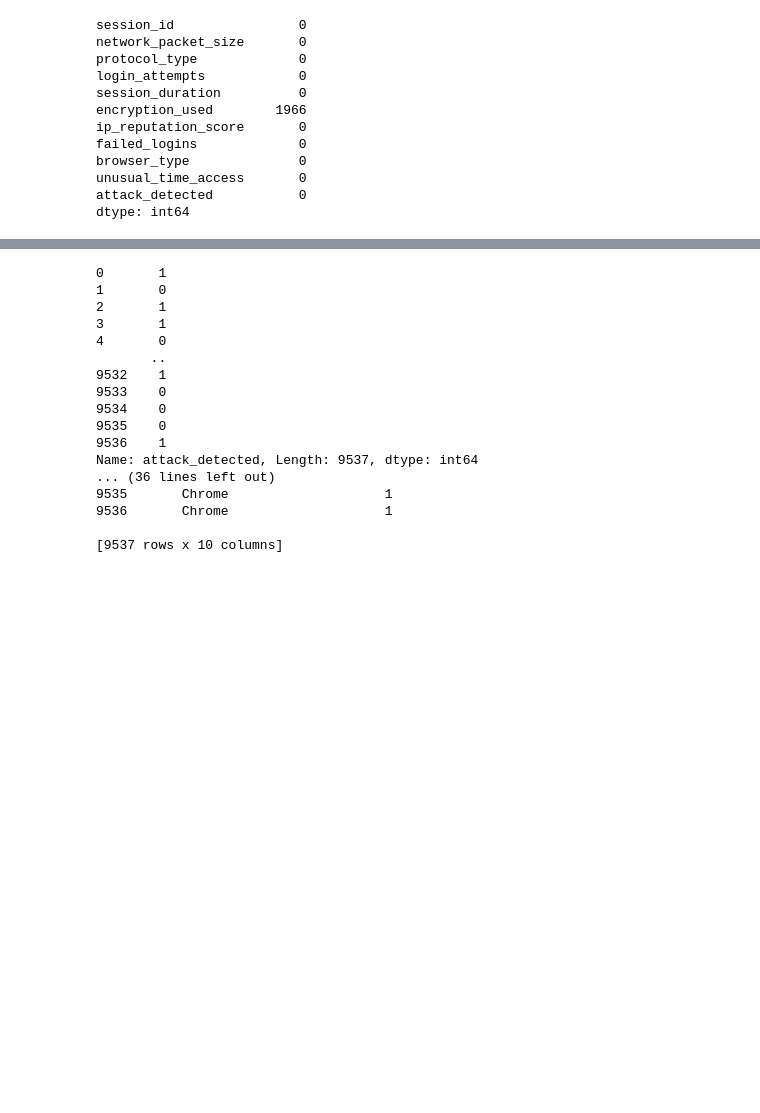
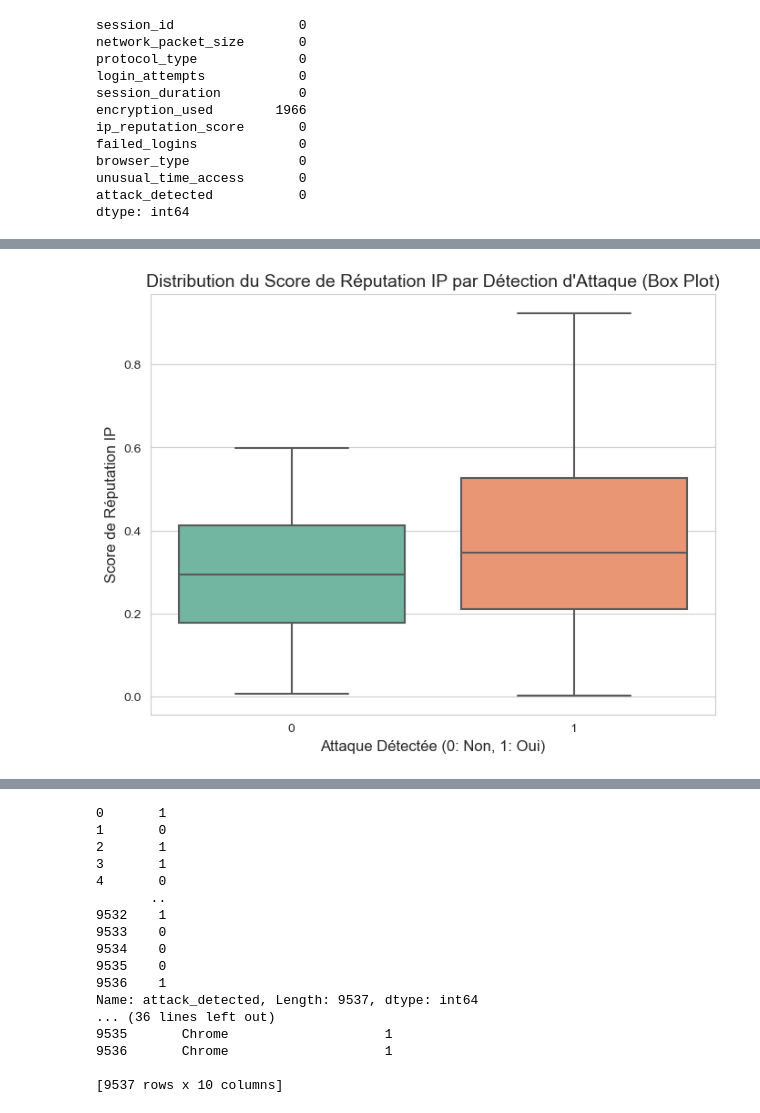
Before and after one commit to mangoshaker/Cybersecurity-Intrusion-Detection, a Jupyter notebook: CybersecurityIntrusionDetection.ipynb, the cells around one changed output, grey strips where cells are left out. Saved outputs shown, nothing was run; the diff lists cells and outputs as text; code cells hidden in the pictures; blank space fills up the shorter version.

```diff
--- a/CybersecurityIntrusionDetection.ipynb
+++ b/CybersecurityIntrusionDetection.ipynb
@@ -37,0 +56,21 @@ dtype: int64
+# %%
+# Set up the plot style
+sns.set_style("whitegrid")
+plt.figure(figsize=(8, 6))
+
+# Créer le Diagramme en Boîte à Moustaches (Box Plot)
+# C'est une alternative courante au Violin Plot pour comparer les distributions
+sns.boxplot(
+    x='attack_detected',
+    y='ip_reputation_score',
+    data=intrusion_data,
+    palette='Set2'
+)
+
+# Customize labels and title
+plt.title("Distribution du Score de Réputation IP par Détection d'Attaque (Box Plot)", fontsize=14)
+plt.xlabel("Attaque Détectée (0: Non, 1: Oui)", fontsize=12)
+plt.ylabel("Score de Réputation IP", fontsize=12)
+plt.show()
+# %% [output]
+[figure, added]
```
Also changed, not shown: parts of 3 cells of this notebook.
